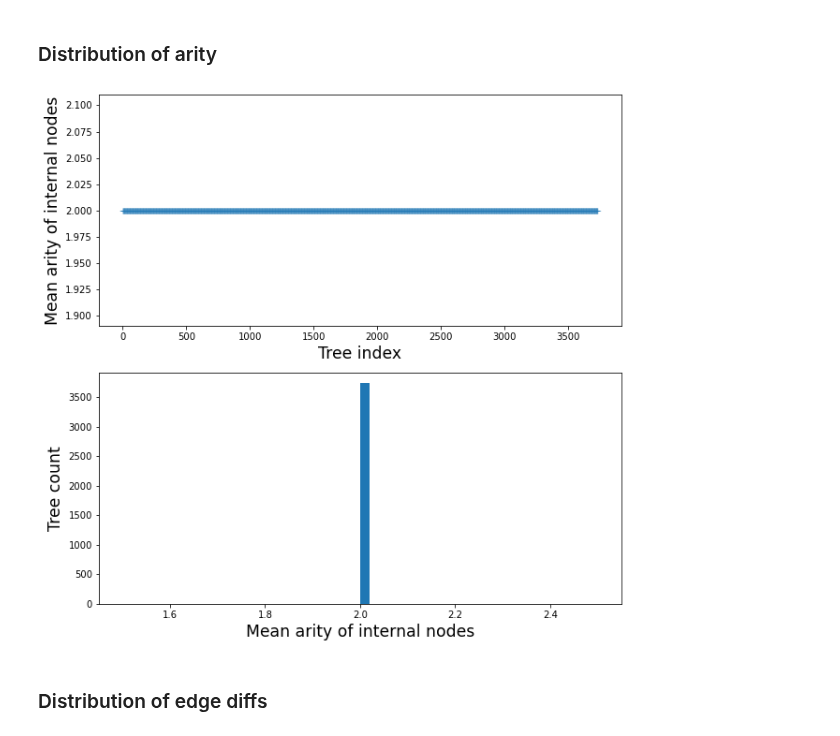
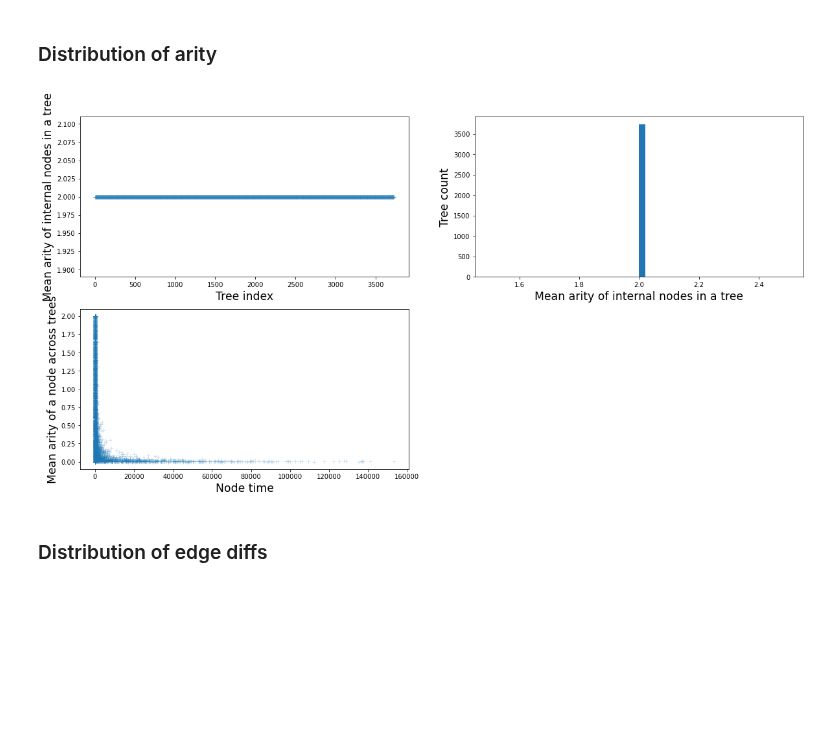
Before and after one commit to szhan/tsimpute, a Jupyter notebook: notebooks/inspect_ts.ipynb, the cells around one changed output. Drawn from its saved outputs; the diff is of its cells as text; code cells hidden in the pictures; blank space fills up the shorter version.

Commit message:
Calculate the mean arity of nodes across trees

```diff
--- a/notebooks/inspect_ts.ipynb
+++ b/notebooks/inspect_ts.ipynb
@@ -178,31 +178,50 @@ plt.show()
 # %% [markdown]
 ### Distribution of arity
 # %%
-ts_simplified = ts.simplify()   # Exclude unary nodes
-mean_arity = np.empty(ts_simplified.num_trees)
+# Unsimplified, a tree sequence contains unary nodes,
+# so exclude them before calculating arity.
+ts_simplified = ts.simplify()
+
+# For each tree, take the mean arity across its nodes.
+tree_arity = np.empty(ts_simplified.num_trees)
 for i, tree in enumerate(ts_simplified.trees()):
     parent_id, count = np.unique(tree.parent_array[tree.preorder()], return_counts=True)
-    mean_arity[i] = count[parent_id != tskit.NULL].mean()
+    tree_arity[i] = count[parent_id != tskit.NULL].mean()
+
+# For each node, take the mean arity across trees.
+node_arity = np.zeros(ts_simplified.num_nodes)
+for tree in ts_simplified.trees():
+    node_arity += tree.num_children_array[:-1]
+node_arity /= ts_simplified.num_trees
 # %%
-plt.figure(figsize=(10, 10,))
+plt.figure(figsize=(20, 10,))
 
-plt.subplot(211)
-plt.ylabel("Mean arity of internal nodes", fontsize="xx-large")
+plt.subplot(221)
+plt.ylabel("Mean arity of internal nodes in a tree", fontsize="xx-large")
 plt.xlabel("Tree index", fontsize="xx-large")
 plt.plot(
     np.arange(ts_simplified.num_trees),
-    mean_arity,
+    tree_arity,
     linestyle="none", marker="+", markersize=6, alpha=0.2,
 );
 
-plt.subplot(212)
+plt.subplot(222)
 plt.ylabel("Tree count", fontsize="xx-large")
-plt.xlabel("Mean arity of internal nodes", fontsize="xx-large")
-plt.hist(mean_arity, bins=50);
+plt.xlabel("Mean arity of internal nodes in a tree", fontsize="xx-large")
+plt.hist(tree_arity, bins=50);
+
+plt.subplot(223)
+plt.ylabel("Mean arity of a node across trees", fontsize="xx-large")
+plt.xlabel("Node time", fontsize="xx-large")
+plt.plot(
+    ts_simplified.nodes_time,
+    node_arity,
+    linestyle='none', marker='+', markersize=6, alpha=0.2,
+);
 
 plt.show()
 # %% [output]
-[figure, old version]
+[figure, new version]
 # %% [markdown]
 ### Distribution of edge diffs
 # %%
```
